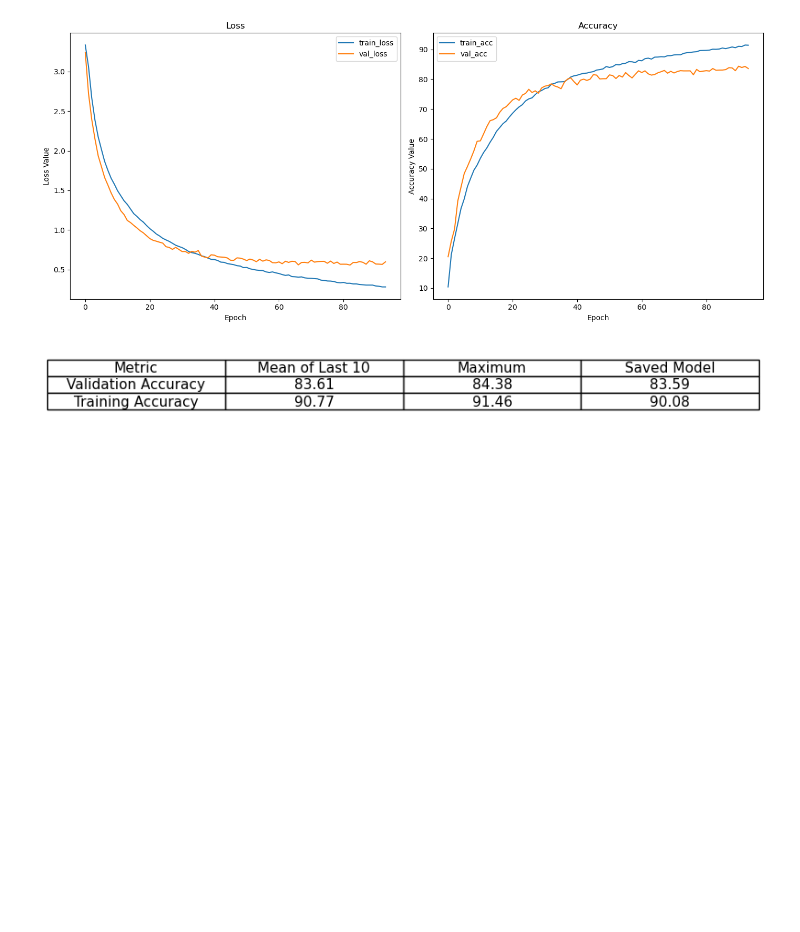
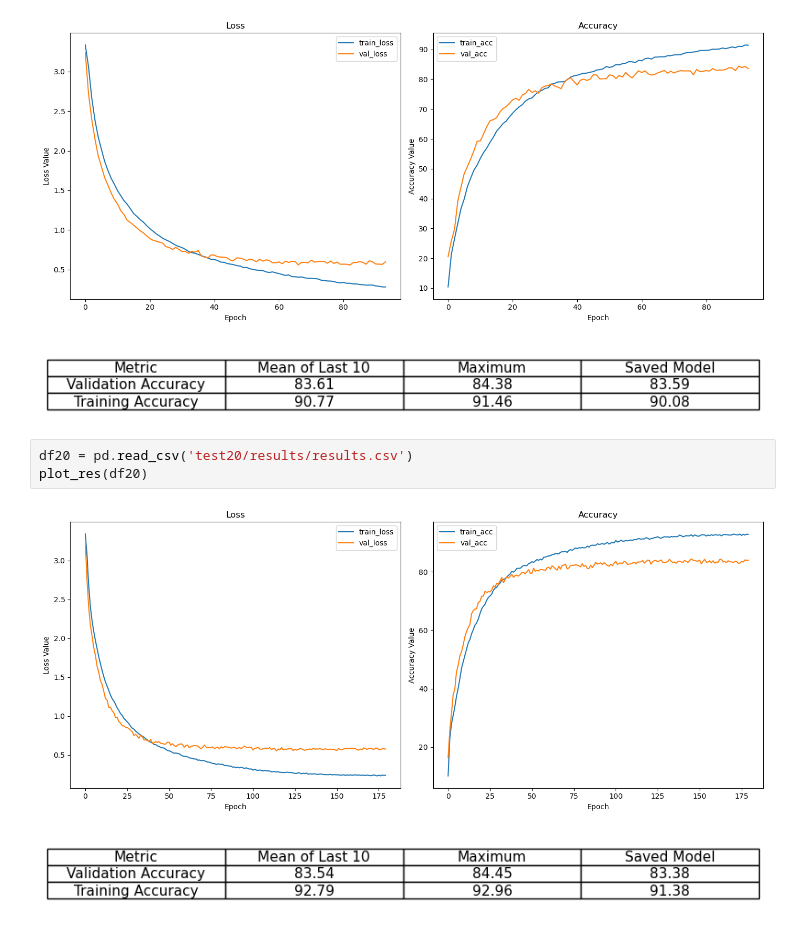
Before and after one commit to Anton123567/DL_UPC, a Jupyter notebook: Lab_02/lab2 plots.ipynb, the cells around one changed output. Drawn from its saved outputs; the diff is of its cells as text; blank space fills up the shorter version.

Commit message:
test20 and test21 now running

```diff
--- a/Lab_02/lab2 plots.ipynb
+++ b/Lab_02/lab2 plots.ipynb
@@ -137,3 +137,9 @@ plot_res(df19)
 # %% [output]
 [figure]
 [figure]
+# %%
+df20 = pd.read_csv('test20/results/results.csv')
+plot_res(df20)
+# %% [output]
+[figure, added]
+[figure, added]
```
Also changed, not shown: 7 other files.
